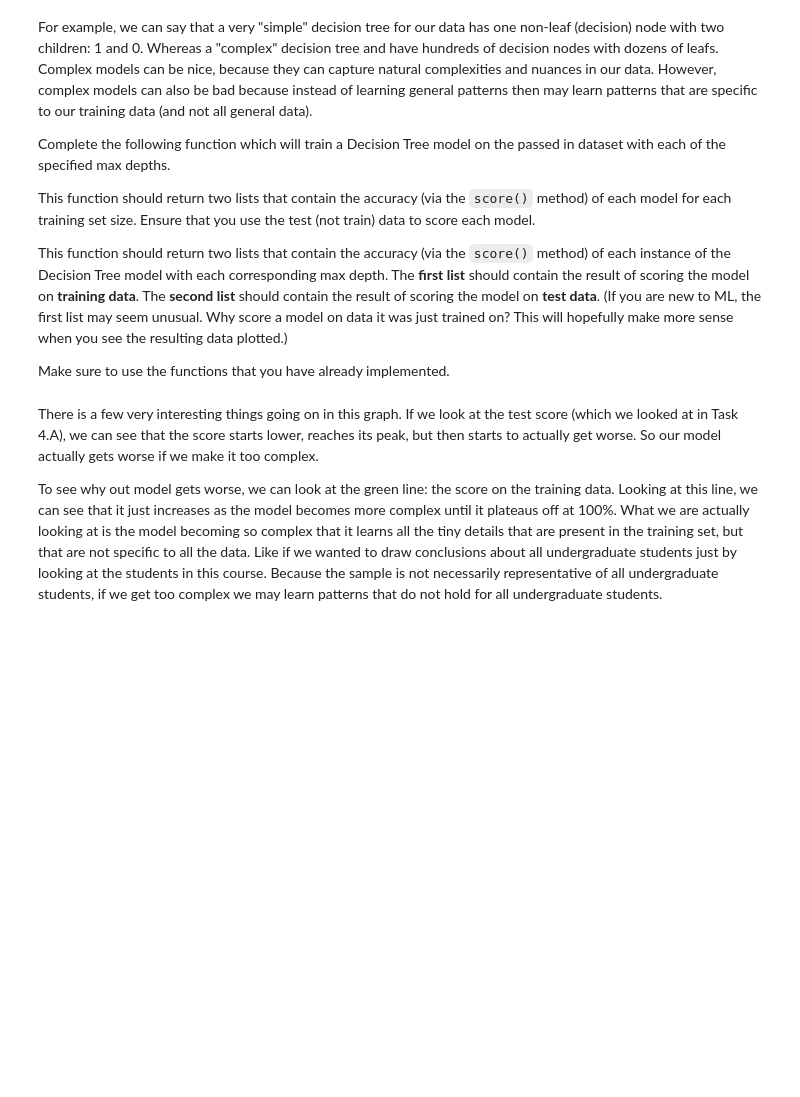
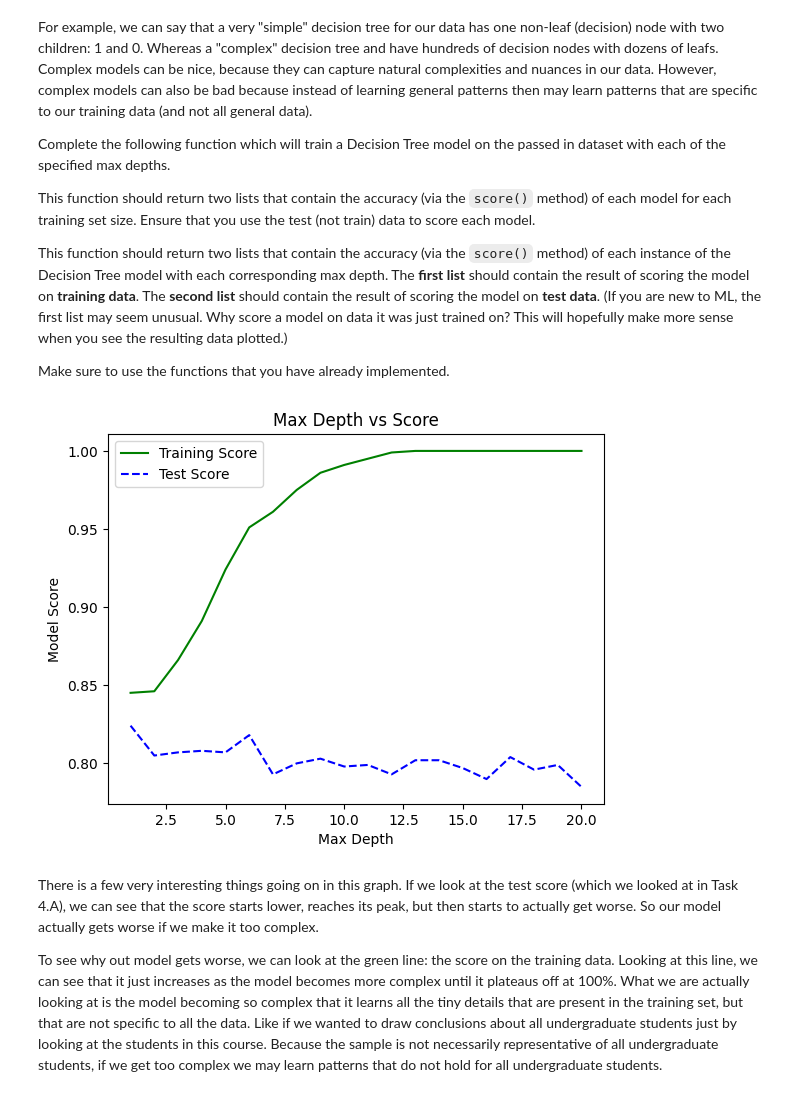
Before and after one commit to kitehtr/cse146-lab, a Jupyter notebook: assignments/LAB1/assignment.ipynb, the cells around one changed output. Saved outputs shown, nothing was run; the diff lists cells and outputs as text; code cells hidden in the pictures; blank space fills up the shorter version.

```diff
--- a/assignments/LAB1/assignment.ipynb
+++ b/assignments/LAB1/assignment.ipynb
@@ -546,34 +674,46 @@ Make sure to use the functions that you have already implemented.
 # %%
 def get_dt_max_depth_scores(features, labels, max_depths, train_size = 1000):
     """
     Create and train Decision Tree models for each of the specified max depths,
     and return the resulting scores (on train and test data).
 
     Returns:
         A list of scores (one for each max depth) for a trained Decision Trees model, scored on the training data.
         A list of scores (one for each max depth) for a trained Decision Trees model, scored on the test data.
     """
+    Train_scores = []
+    Test_scores = []
 
-    return NotImplemented, NotImplemented
+    for depth in max_depths:
+      X_train, X_test, Y_train, Y_test = split_data(features, labels, train_size)
+      model = get_trained_dt(X_train, Y_train, max_depth=depth)
+      Train_model_score = model.score(X_train, Y_train)
+      Test_model_score = model.score(X_test, Y_test)
+      Train_scores.append(Train_model_score)
+      Test_scores.append(Test_model_score)
+
+    return Train_scores, Test_scores
 
 max_depths = list(range(1, 21))
 train_scores, test_scores = get_dt_max_depth_scores(communities_features, communities_labels, max_depths)
 
 if (train_scores is NotImplemented):
     print("Function not implemented, using fake data!")
     train_scores = [random.random() for _ in range(len(max_depths))]
     test_scores = [random.random() for _ in range(len(max_depths))]
 
 # Plot the results.
 matplotlib.pyplot.title('Max Depth vs Score')
 matplotlib.pyplot.xlabel('Max Depth')
 matplotlib.pyplot.ylabel('Model Score')
 
 matplotlib.pyplot.plot(max_depths, train_scores, color = 'green', label = 'Training Score')
 matplotlib.pyplot.plot(max_depths, test_scores, color = 'blue', label = 'Test Score', linestyle = 'dashed')
 matplotlib.pyplot.legend()
 
 matplotlib.pyplot.show()
+# %% [output]
+[figure, added]
 # %% [markdown]
 There is a few very interesting things going on in this graph.
 If we look at the test score (which we looked at in Task 4.A),
```
Also changed, not shown: parts of 23 cells of this notebook.
